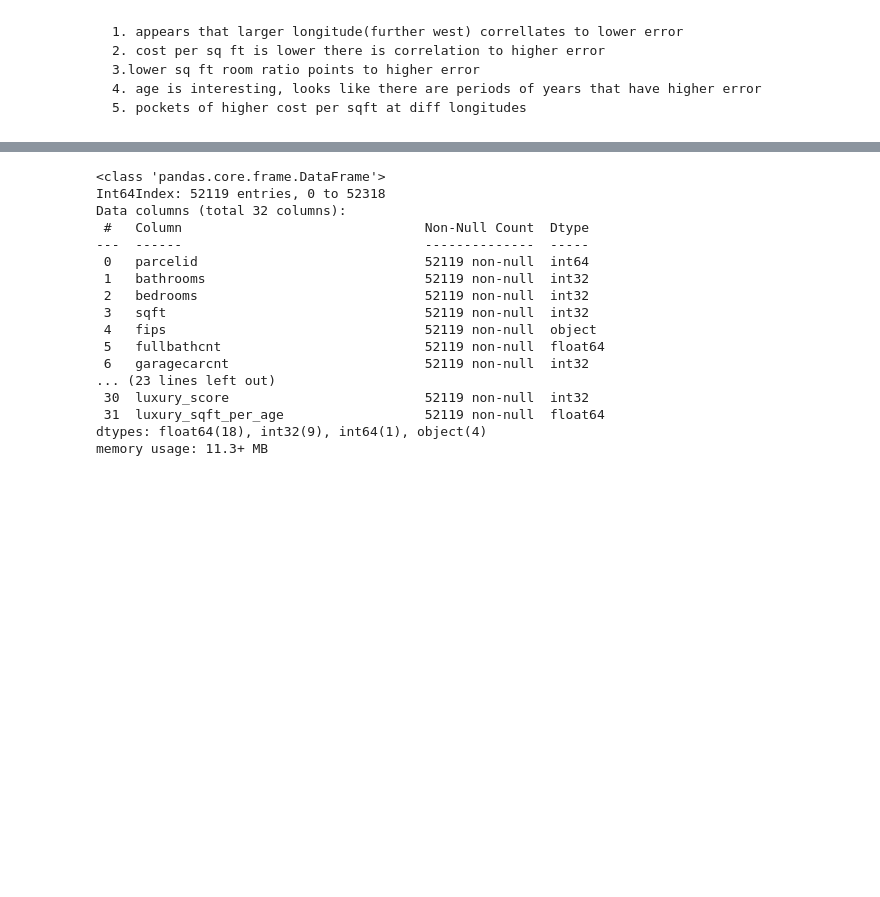
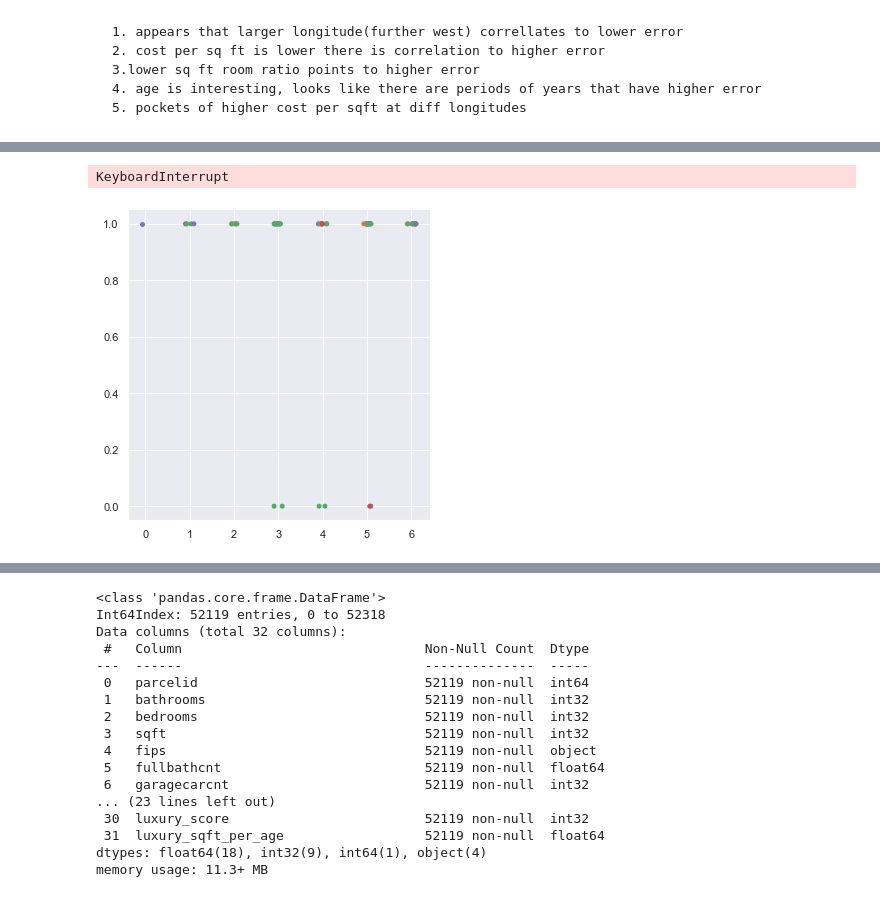
Before and after one commit to tim-keriazes/clustering_exercises, a Jupyter notebook: clustering_exercises_wrangle.ipynb, the cells around one changed output, grey strips where cells are left out. Saved outputs shown, nothing was run; the diff lists cells and outputs as text; code cells hidden in the pictures; blank space fills up the shorter version.

```diff
--- a/clustering_exercises_wrangle.ipynb
+++ b/clustering_exercises_wrangle.ipynb
@@ -905,0 +1009,5 @@ sns.catplot(x="latitude", y="longitude", hue='logerror_bins', data=train)
+# %%
+sns.catplot(x="luxury_sqft_per_age", y="LA", hue='logerror_bins', data=train)
+# %% [output]
+KeyboardInterrupt
+[figure, added]
```
Also changed, not shown: parts of 132 cells of this notebook.
